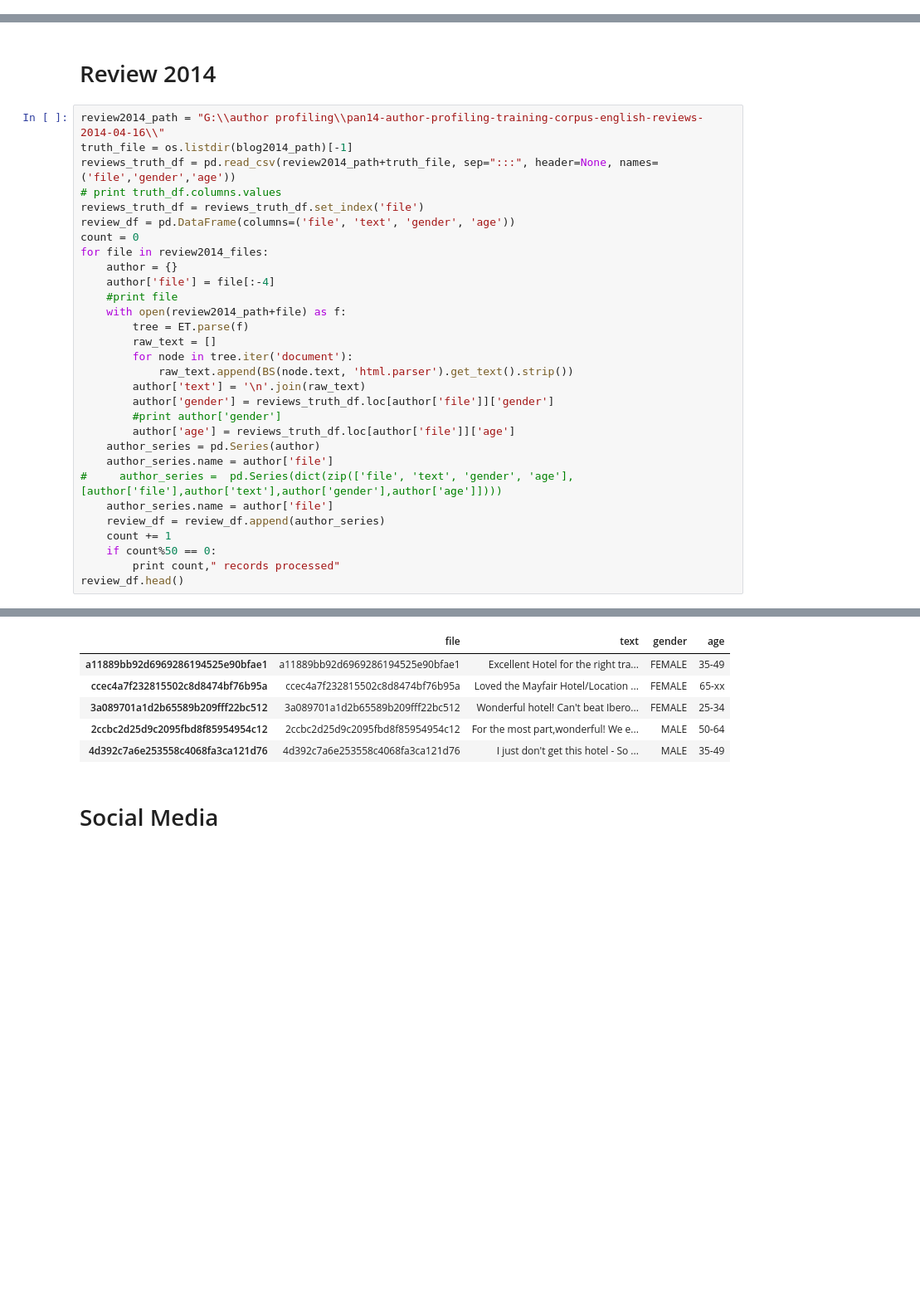
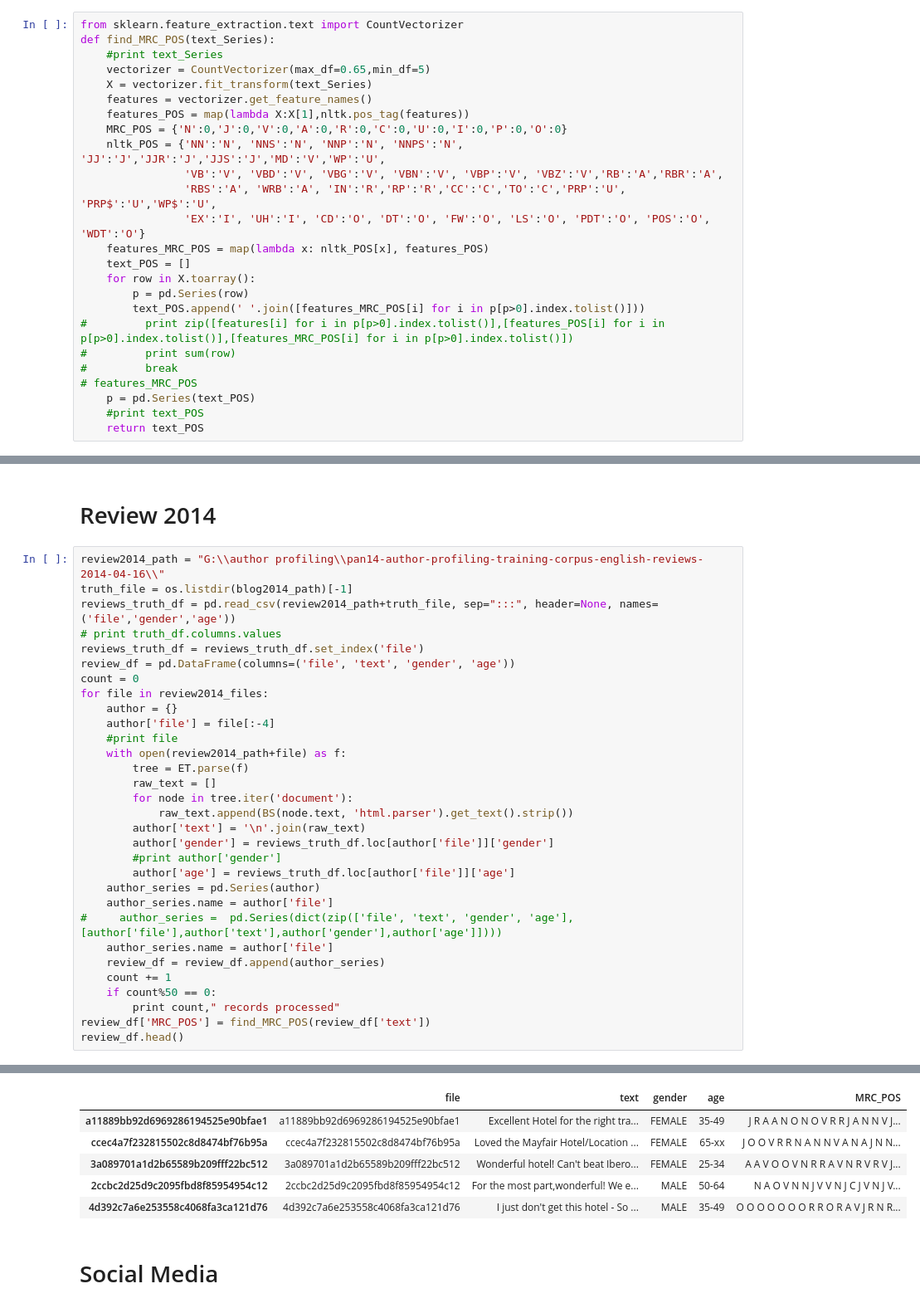
Before and after one commit to nishant07/AuthorProfiling, a Jupyter notebook: Final_Project.ipynb, the cells around one changed output, grey strips where cells are left out. Shown: that part at 83% size. Saved outputs shown, nothing was run; the diff lists cells and outputs as text; blank space fills up the shorter version.

```diff
--- a/Final_Project.ipynb
+++ b/Final_Project.ipynb
@@ -57,6 +57,31 @@ blog2013_files 200
 review2014_files 200
 review2014_files 200
 twitter2016_files 200
+# %%
+from sklearn.feature_extraction.text import CountVectorizer
+def find_MRC_POS(text_Series):
+    #print text_Series
+    vectorizer = CountVectorizer(max_df=0.65,min_df=5)
+    X = vectorizer.fit_transform(text_Series)
+    features = vectorizer.get_feature_names()
+    features_POS = map(lambda X:X[1],nltk.pos_tag(features))
+    MRC_POS = {'N':0,'J':0,'V':0,'A':0,'R':0,'C':0,'U':0,'I':0,'P':0,'O':0}
+    nltk_POS = {'NN':'N', 'NNS':'N', 'NNP':'N', 'NNPS':'N', 'JJ':'J','JJR':'J','JJS':'J','MD':'V','WP':'U',
+                'VB':'V', 'VBD':'V', 'VBG':'V', 'VBN':'V', 'VBP':'V', 'VBZ':'V','RB':'A','RBR':'A',
+                'RBS':'A', 'WRB':'A', 'IN':'R','RP':'R','CC':'C','TO':'C','PRP':'U', 'PRP$':'U','WP$':'U',
+                'EX':'I', 'UH':'I', 'CD':'O', 'DT':'O', 'FW':'O', 'LS':'O', 'PDT':'O', 'POS':'O', 'WDT':'O'}
+    features_MRC_POS = map(lambda x: nltk_POS[x], features_POS)
+    text_POS = []
+    for row in X.toarray():
+        p = pd.Series(row)
+        text_POS.append(' '.join([features_MRC_POS[i] for i in p[p>0].index.tolist()]))
+#         print zip([features[i] for i in p[p>0].index.tolist()],[features_POS[i] for i in p[p>0].index.tolist()],[features_MRC_POS[i] for i in p[p>0].index.tolist()])
+#         print sum(row)
+#         break
+# features_MRC_POS
+    p = pd.Series(text_POS)
+    #print text_POS
+    return text_POS
 # %% [markdown]
 # Blog 2013
 # %%
@@ -111,39 +137,40 @@ reviews_truth_df = pd.read_csv(review2014_path+truth_file, sep=":::", header=Non
 reviews_truth_df = reviews_truth_df.set_index('file')
 review_df = pd.DataFrame(columns=('file', 'text', 'gender', 'age'))
 count = 0
 for file in review2014_files:
     author = {}
     author['file'] = file[:-4]
     #print file
     with open(review2014_path+file) as f:
         tree = ET.parse(f)
         raw_text = []
         for node in tree.iter('document'):
             raw_text.append(BS(node.text, 'html.parser').get_text().strip())
         author['text'] = '\n'.join(raw_text)
         author['gender'] = reviews_truth_df.loc[author['file']]['gender']
         #print author['gender']
         author['age'] = reviews_truth_df.loc[author['file']]['age']
     author_series = pd.Series(author)
     author_series.name = author['file']
 #     author_series =  pd.Series(dict(zip(['file', 'text', 'gender', 'age'], [author['file'],author['text'],author['gender'],author['age']])))
     author_series.name = author['file']
     review_df = review_df.append(author_series)
     count += 1
     if count%50 == 0:
         print count," records processed"
+review_df['MRC_POS'] = find_MRC_POS(review_df['text'])
 review_df.head()
 # %% [output]
 50  records processed
 100  records processed
 150  records processed
 200  records processed
-|  | file | text | gender | age |
-| a11889bb92d6969286194525e90bfae1 | a11889bb92d6969286194525e90bfae1 | Excellent Hotel for the right tra... | FEMALE | 35-49 |
-| ccec4a7f232815502c8d8474bf76b95a | ccec4a7f232815502c8d8474bf76b95a | Loved the Mayfair Hotel/Location ... | FEMALE | 65-xx |
-| 3a089701a1d2b65589b209fff22bc512 | 3a089701a1d2b65589b209fff22bc512 | Wonderful hotel! Can't beat Ibero... | FEMALE | 25-34 |
-| 2ccbc2d25d9c2095fbd8f85954954c12 | 2ccbc2d25d9c2095fbd8f85954954c12 | For the most part,wonderful! We e... | MALE | 50-64 |
-| 4d392c7a6e253558c4068fa3ca121d76 | 4d392c7a6e253558c4068fa3ca121d76 | I just don't get this hotel - So ... | MALE | 35-49 |
+|  | file | text | gender | age | MRC_POS |
+| a11889bb92d6969286194525e90bfae1 | a11889bb92d6969286194525e90bfae1 | Excellent Hotel for the right tra... | FEMALE | 35-49 | J R A A N O N O V R R J A N N V J... |
+| ccec4a7f232815502c8d8474bf76b95a | ccec4a7f232815502c8d8474bf76b95a | Loved the Mayfair Hotel/Location ... | FEMALE | 65-xx | J O O V R R N A N N V A N A J N N... |
+| 3a089701a1d2b65589b209fff22bc512 | 3a089701a1d2b65589b209fff22bc512 | Wonderful hotel! Can't beat Ibero... | FEMALE | 25-34 | A A V O O V N R R A V N R V R V J... |
+| 2ccbc2d25d9c2095fbd8f85954954c12 | 2ccbc2d25d9c2095fbd8f85954954c12 | For the most part,wonderful! We e... | MALE | 50-64 | N A O V N N J V V N J C J V N J V... |
+| 4d392c7a6e253558c4068fa3ca121d76 | 4d392c7a6e253558c4068fa3ca121d76 | I just don't get this hotel - So ... | MALE | 35-49 | O O O O O O O R R O R A V J R N R... |
 # %% [markdown]
 # Social Media
 # %%
```
Also changed, not shown: parts of 27 cells of this notebook, 3 other files.
